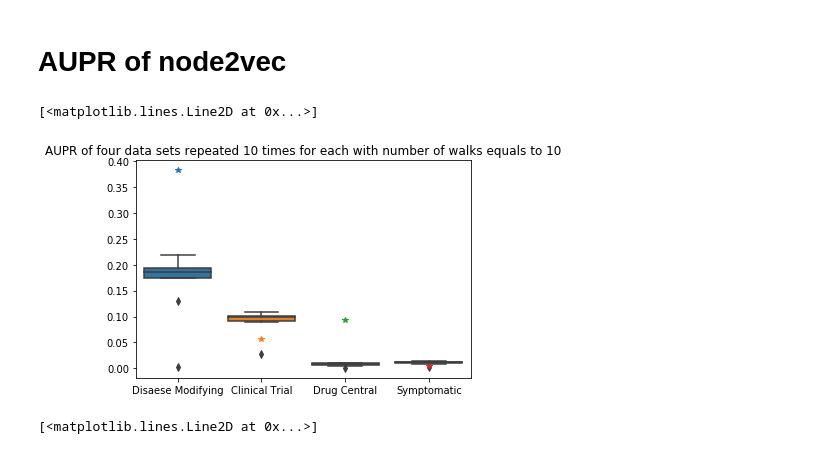
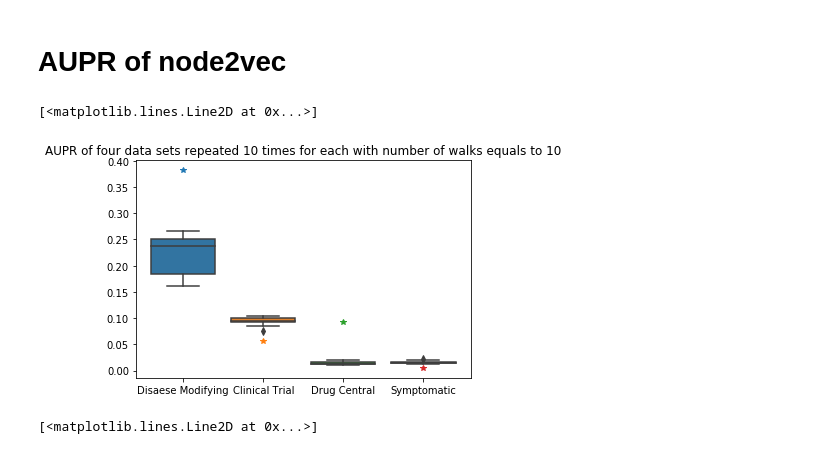
Before and after one commit to drugrelink/drugrelink, a Jupyter notebook: notebooks/plot_optimization.ipynb, the cells around one changed output. Saved outputs shown, nothing was run; the diff lists cells and outputs as text; code cells hidden in the pictures.

```diff
--- a/notebooks/plot_optimization.ipynb
+++ b/notebooks/plot_optimization.ipynb
@@ -350,6 +344,0 @@ def replace_dm (df, models_path):
-# %%
-p1q1_wl30 = replace_dm(p1q1_wl30, '/Users/work/Documents/GitHub/drugrelink/repeated_models/node2vec/p1q1_wl30')
-p1q0_5_wl30 = replace_dm(p1q0_5_wl30,'')
-p1q2_wl30 = replace_dm(p1q2_wl30,'')
-p1q2_wl50 = replace_dm(p1q2_wl50,'')
-p1q2_wl100 = replace_dm(p1q2_wl100,'')
@@ -648,19 +654,19 @@ p1q2 = read_repeat_pl('/home/lxu/Desktop/node2vec_graph_p1q2')
 # %%
-p1 = sns.boxplot(data=nw10)
+p1 = sns.boxplot(data=p1q2_wl100)
 p1.set_title('AUPR of four data sets repeated 10 times for each with number of walks equals to 10')
 plt.plot(['Disease Modifying'],[0.382],marker="*")
 plt.plot(['Clinical Trial'],[0.056],marker="*")
 plt.plot(['Drug Central'],[0.093],marker="*")
 plt.plot(['Symptomatic'],[0.005],marker="*")
 # dimensions = 48
 # walk length = 30
 # window = 10
 # p = 1
 # q = 1
 # num_walk = 10
 # %% [output]
 [<matplotlib.lines.Line2D at 0x...>]
-[figure, old version]
+[figure, new version]
 # %%
 p1 = sns.boxplot(data=p1q0_5)
 p1.set_title('AUPR of four data sets repeated 10 times for each with number of walks equals to 10')
```
Also changed, not shown: parts of 41 cells of this notebook, 10 other files.
